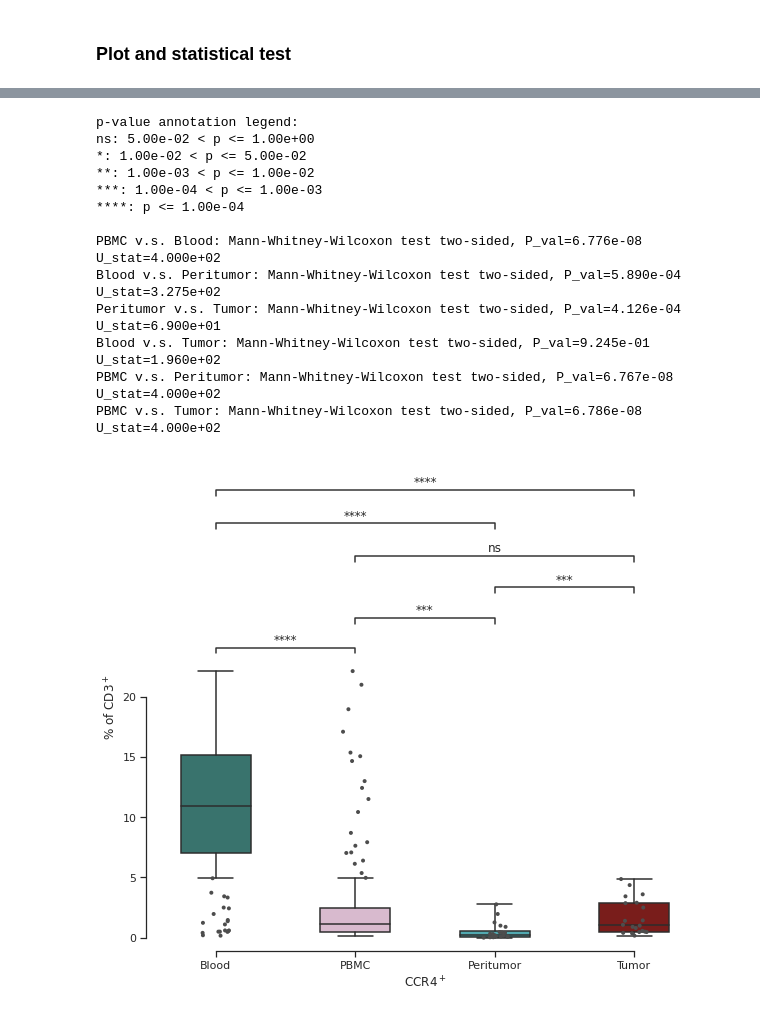
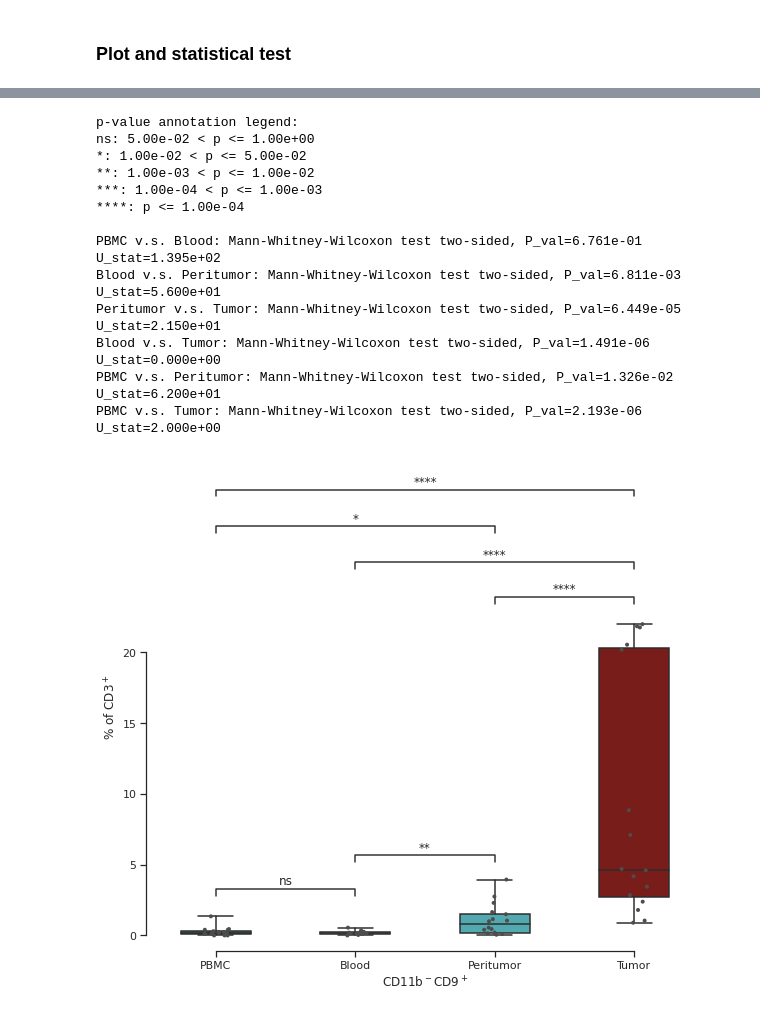
Before and after one commit to sinnamone/lostandfound, a Jupyter notebook: Colangio_cluster_freq_plot.ipynb, the cells around one changed output, grey strips where cells are left out. Saved outputs shown, nothing was run; the diff lists cells and outputs as text; code cells hidden in the pictures.

```diff
--- a/Colangio_cluster_freq_plot.ipynb
+++ b/Colangio_cluster_freq_plot.ipynb
@@ -7,7 +7,7 @@ import matplotlib.pyplot as plt
 # %% [markdown]
 ### Import frequency file
 # %%
-dftest = pd.read_csv("/mnt/spuccio_hpcserver2/SP026_dev_cytophenograph/cluster_freq_test.txt",sep="\t",header=0)
+dftest = pd.read_csv("/mnt/spuccio_hpcserver2/SP026_dev_cytophenograph/cluster_freq_test2.txt",sep="\t",header=0)
 # %%
 dftest.head()
 # %% [output]
@@ -235,39 +343,39 @@ PBMC v.s. Tumor: Mann-Whitney-Wilcoxon test two-sided, P_val=2.302e-05 U_stat=4.
 # %%
 sns.set(rc={'font.family':'Arial', 'font.serif':'Arial'})
 sns.set_theme(style="ticks")
 
 # Initialize the figure with a logarithmic x axis
 f, ax = plt.subplots(figsize=(10, 9))
 # Plot the orbital period with horizontal boxes
 sns.boxplot(x="Tissue_origin", y=12, data=dftest_melted_T,
             whis=[0, 100], width=.5, palette=sns.color_palette(colors),order=['PBMC','Blood','Peritumor','Tumor'])
 # Add in points to show each observation
-sns.stripplot(x="Tissue_origin", y=12, data=dftest_melted_T,
+sns.stripplot(x="Tissue_origin", y=12, data=dftest_melted_T,order=['PBMC','Blood','Peritumor','Tumor'],
               size=4, color=".3", linewidth=0)
 # Tweak the visual presentation
 ax.xaxis.grid(False)
 ax.set(ylabel="% of CD3$^+$")
-ax.set(xlabel="CCR4$^+$")
+ax.set(xlabel="CD11b$^-$CD9$^+$")
 sns.despine(trim=True, left=False)
 add_stat_annotation(ax, data=dftest_melted_T, x="Tissue_origin", y=12, order=['PBMC','Blood','Peritumor','Tumor'],
                     box_pairs=[("Blood","PBMC"),("Blood", "Peritumor"),("Blood","Tumor"),("PBMC","Peritumor"),("PBMC","Tumor"),("Peritumor","Tumor")],
                     test='Mann-Whitney', text_format='star', loc='inside', verbose=2,comparisons_correction=None)
-plt.savefig("/home/spuccio/C12.pdf",dpi=300,formatstr="pdf")
+plt.savefig("/home/spuccio/C12_mielodi.pdf",dpi=300,format="pdf")
 # %% [output]
 p-value annotation legend:
 ns: 5.00e-02 < p <= 1.00e+00
 *: 1.00e-02 < p <= 5.00e-02
 **: 1.00e-03 < p <= 1.00e-02
 ***: 1.00e-04 < p <= 1.00e-03
 ****: p <= 1.00e-04
 
-PBMC v.s. Blood: Mann-Whitney-Wilcoxon test two-sided, P_val=6.776e-08 U_stat=4.000e+02
-Blood v.s. Peritumor: Mann-Whitney-Wilcoxon test two-sided, P_val=5.890e-04 U_stat=3.275e+02
-Peritumor v.s. Tumor: Mann-Whitney-Wilcoxon test two-sided, P_val=4.126e-04 U_stat=6.900e+01
-Blood v.s. Tumor: Mann-Whitney-Wilcoxon test two-sided, P_val=9.245e-01 U_stat=1.960e+02
-PBMC v.s. Peritumor: Mann-Whitney-Wilcoxon test two-sided, P_val=6.767e-08 U_stat=4.000e+02
-PBMC v.s. Tumor: Mann-Whitney-Wilcoxon test two-sided, P_val=6.786e-08 U_stat=4.000e+02
+PBMC v.s. Blood: Mann-Whitney-Wilcoxon test two-sided, P_val=6.761e-01 U_stat=1.395e+02
+Blood v.s. Peritumor: Mann-Whitney-Wilcoxon test two-sided, P_val=6.811e-03 U_stat=5.600e+01
+Peritumor v.s. Tumor: Mann-Whitney-Wilcoxon test two-sided, P_val=6.449e-05 U_stat=2.150e+01
+Blood v.s. Tumor: Mann-Whitney-Wilcoxon test two-sided, P_val=1.491e-06 U_stat=0.000e+00
+PBMC v.s. Peritumor: Mann-Whitney-Wilcoxon test two-sided, P_val=1.326e-02 U_stat=6.200e+01
+PBMC v.s. Tumor: Mann-Whitney-Wilcoxon test two-sided, P_val=2.193e-06 U_stat=2.000e+00
-[figure, old version]
+[figure, new version]
 # %%
 sns.set(rc={'font.family':'Arial', 'font.serif':'Arial'})
 sns.set_theme(style="ticks")
```
Also changed, not shown: parts of 26 cells of this notebook, 1 other file.
